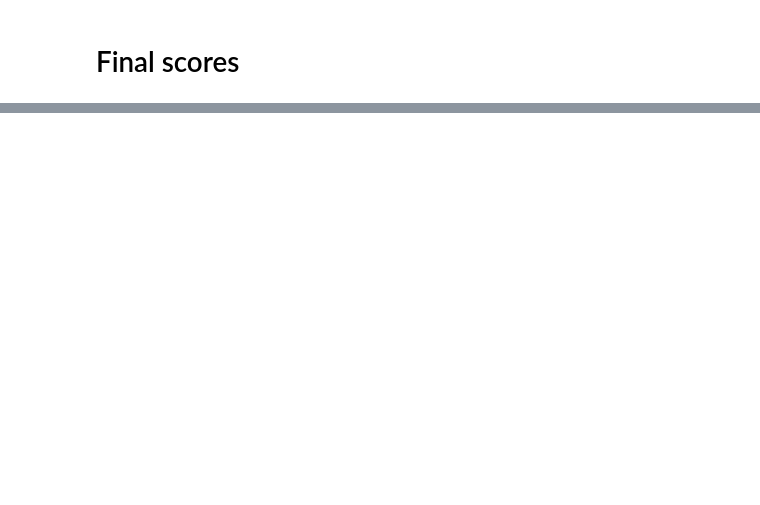
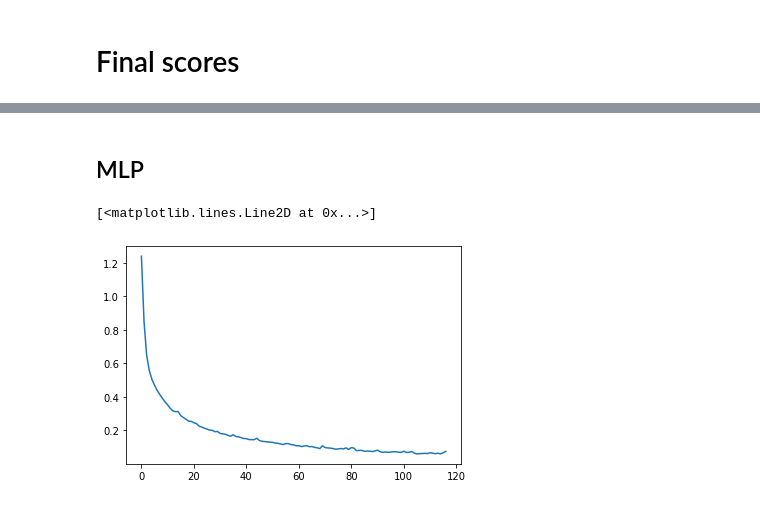
Before and after one commit to nunof98/data-fusion, a Jupyter notebook: app_classification.ipynb, the cells around one changed output, grey strips where cells are left out. Drawn from its saved outputs; the diff is of its cells as text; code cells hidden in the pictures; blank space fills up the shorter version.

Commit message:
Test models with normalized values

```diff
--- a/app_classification.ipynb
+++ b/app_classification.ipynb
@@ -790,0 +820,5 @@ scores_lda
+# %%
+# split X and y into training and testing sets
+X_train_scaled, X_test_scaled, y_train_scaled, y_test_scaled = train_test_split(X_scaled, y, test_size=0.30, random_state=42, stratify=y)
+
+print(X_train_scaled.shape, X_test_scaled.shape, y_train_scaled.shape, y_test_scaled.shape)
@@ -790,0 +833,5 @@ scores_lda
+# %%
+# build decision tree classifier
+clf_gini_scaled = DecisionTreeClassifier(criterion='gini', max_depth=5, random_state=0)
+# train decision tree
+clf_gini_scaled.fit(X_train_scaled, y_train_scaled)
@@ -790,0 +867,5 @@ scores_lda
+# %%
+# build random forest classifier
+rfc_scaled = RandomForestClassifier()
+# train random forest
+rfc_scaled.fit(X_train_scaled, y_train_scaled)
@@ -790,0 +901,5 @@ scores_lda
+# %%
+# build KNeighbors classifier
+neigh_scaled = KNeighborsClassifier(n_neighbors=2)
+# train KNeighbors
+neigh_scaled.fit(X_train_scaled, y_train_scaled)
@@ -790,0 +933,11 @@ scores_lda
+# %% [markdown]
+## MLP
+# %%
+# build MLP classifier
+model_scaled = MLPClassifier(hidden_layer_sizes=(200, 40, 10), activation='relu', solver='adam', max_iter=1000)
+# train model
+model_scaled.fit(X_train_scaled, y_train_scaled)
+plt.plot(model_scaled.loss_curve_)
+# %% [output]
+[<matplotlib.lines.Line2D at 0x...>]
+[figure, added]
```
Also changed, not shown: parts of 73 cells of this notebook.
